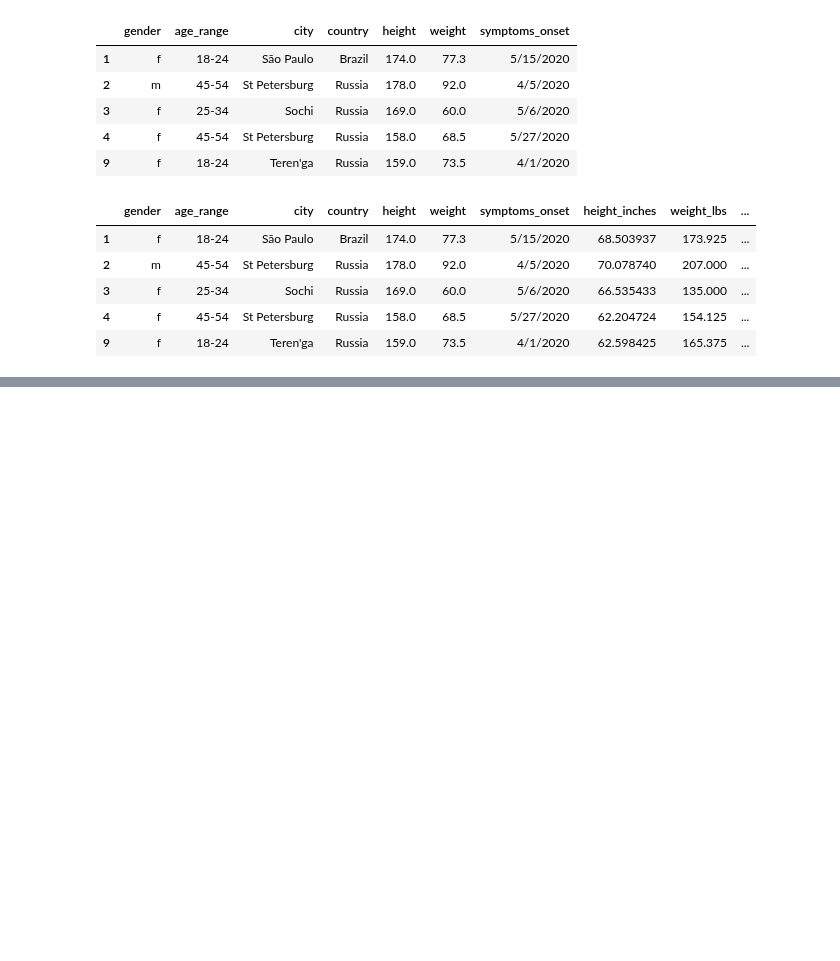
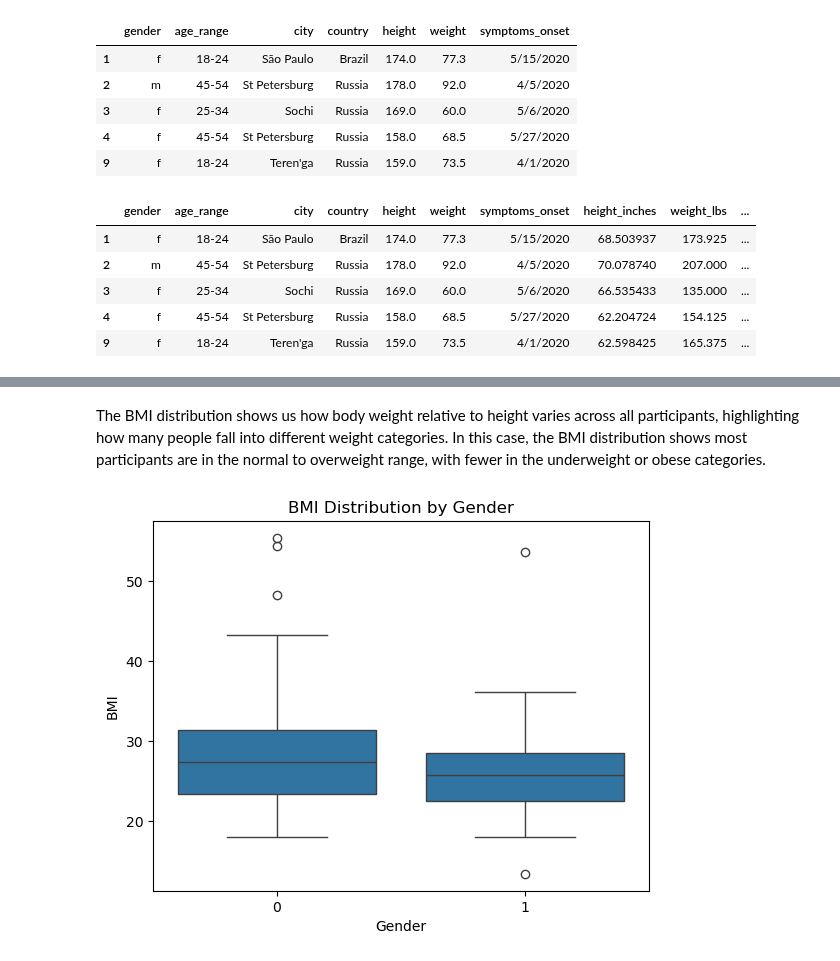
Before and after one commit to AIPI510/aipi510-fall24, a Jupyter notebook: ta4-eda-grok-and-bert.ipynb, the cells around one changed output, grey strips where cells are left out. Drawn from its saved outputs; the diff is of its cells as text; code cells hidden in the pictures; blank space fills up the shorter version.

```diff
--- a/ta4-eda-grok-and-bert.ipynb
+++ b/ta4-eda-grok-and-bert.ipynb
@@ -148,0 +177,10 @@ df_cleaned.head()
+# %% [markdown]
+The BMI distribution shows us how body weight relative to height varies across all participants, highlighting how many people fall into different weight categories. In this case, the BMI distribution shows most participants are in the normal to overweight range, with fewer in the underweight or obese categories.
+# %%
+sns.boxplot(x='gender', y='BMI', data=df_cleaned)
+plt.title('BMI Distribution by Gender')
+plt.xlabel('Gender')
+plt.ylabel('BMI')
+plt.show()
+# %% [output]
+[figure, added]
```
Also changed, not shown: parts of 25 cells of this notebook.
